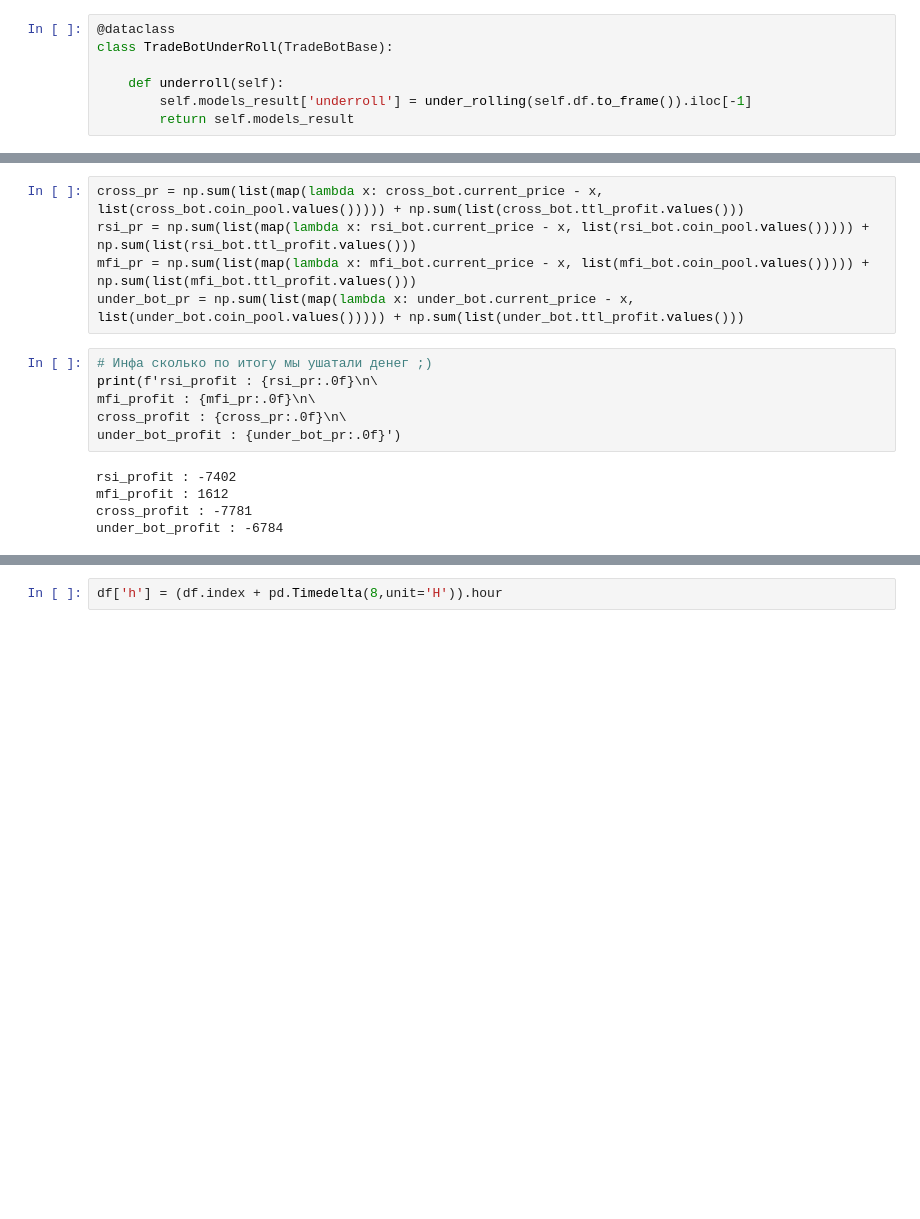
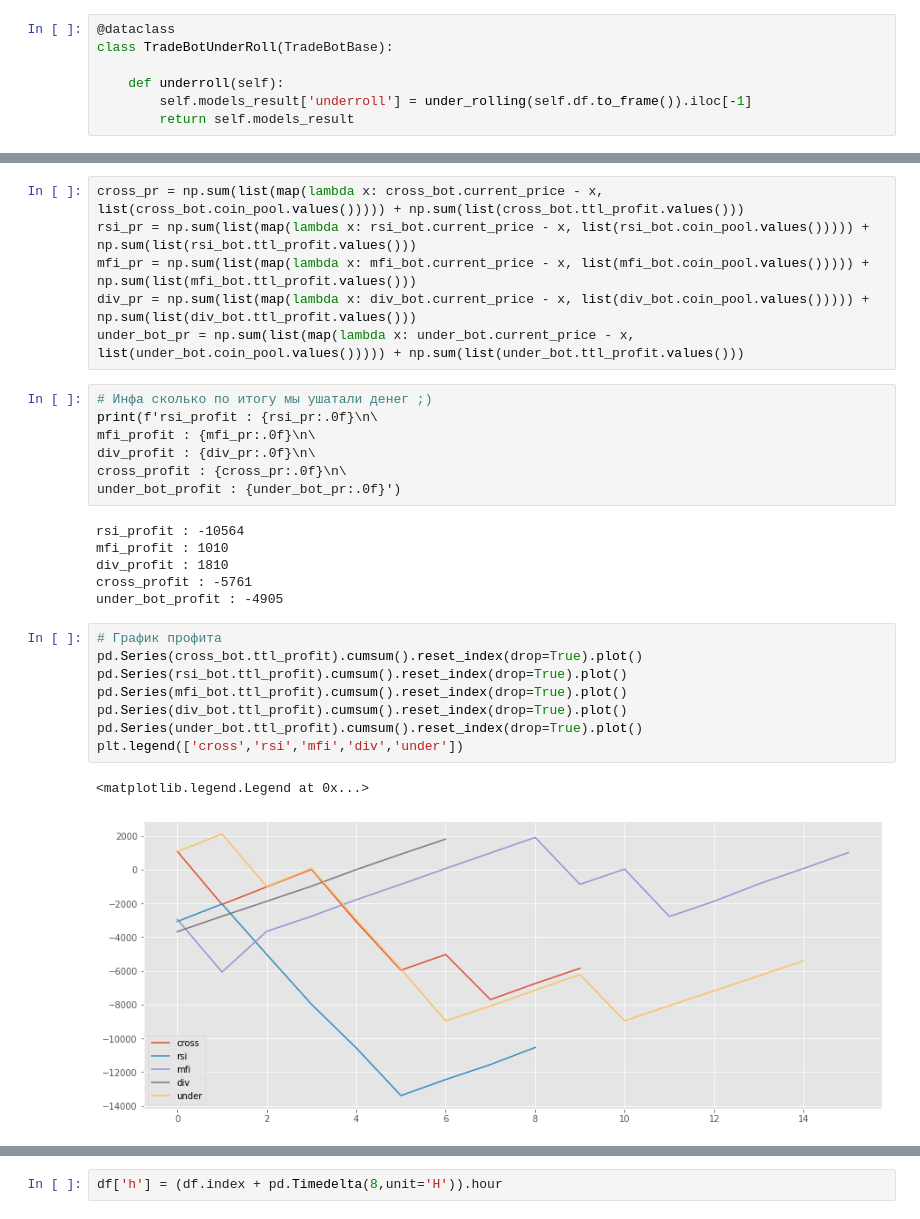
Before and after one commit to charubaiel/MarketCrackers, a Jupyter notebook: kpis/testbot.ipynb, the cells around one changed output, grey strips where cells are left out. Saved outputs shown, nothing was run; the diff lists cells and outputs as text; blank space fills up the shorter version.

```diff
--- a/kpis/testbot.ipynb
+++ b/kpis/testbot.ipynb
@@ -260,18 +281,32 @@ for i in tqdm(range(1,test_range)):
 cross_pr = np.sum(list(map(lambda x: cross_bot.current_price - x, list(cross_bot.coin_pool.values())))) + np.sum(list(cross_bot.ttl_profit.values()))
 rsi_pr = np.sum(list(map(lambda x: rsi_bot.current_price - x, list(rsi_bot.coin_pool.values())))) + np.sum(list(rsi_bot.ttl_profit.values()))
 mfi_pr = np.sum(list(map(lambda x: mfi_bot.current_price - x, list(mfi_bot.coin_pool.values())))) + np.sum(list(mfi_bot.ttl_profit.values()))
+div_pr = np.sum(list(map(lambda x: div_bot.current_price - x, list(div_bot.coin_pool.values())))) + np.sum(list(div_bot.ttl_profit.values()))
 under_bot_pr = np.sum(list(map(lambda x: under_bot.current_price - x, list(under_bot.coin_pool.values())))) + np.sum(list(under_bot.ttl_profit.values()))
 # %%
 # Инфа сколько по итогу мы ушатали денег ;)
 print(f'rsi_profit : {rsi_pr:.0f}\n\
 mfi_profit : {mfi_pr:.0f}\n\
+div_profit : {div_pr:.0f}\n\
 cross_profit : {cross_pr:.0f}\n\
 under_bot_profit : {under_bot_pr:.0f}')
 # %% [output]
-rsi_profit : -7402
-mfi_profit : 1612
-cross_profit : -7781
-under_bot_profit : -6784
+rsi_profit : -10564
+mfi_profit : 1010
+div_profit : 1810
+cross_profit : -5761
+under_bot_profit : -4905
+# %%
+# График профита
+pd.Series(cross_bot.ttl_profit).cumsum().reset_index(drop=True).plot()
+pd.Series(rsi_bot.ttl_profit).cumsum().reset_index(drop=True).plot()
+pd.Series(mfi_bot.ttl_profit).cumsum().reset_index(drop=True).plot()
+pd.Series(div_bot.ttl_profit).cumsum().reset_index(drop=True).plot()
+pd.Series(under_bot.ttl_profit).cumsum().reset_index(drop=True).plot()
+plt.legend(['cross','rsi','mfi','div','under'])
+# %% [output]
+<matplotlib.legend.Legend at 0x...>
+[figure, added]
 # %%
 # Визуальный ряд с инфой где мы закупались и где продавали
 df.loc['2021']['price'].iloc[idxx:idxx+i].plot(title=f'my value {rsi_bot.deposit:.1f} | my coins {np.sum(list(rsi_bot.coin_pool.values()))}')
```
Also changed, not shown: parts of 10 cells of this notebook, 1 other file.
